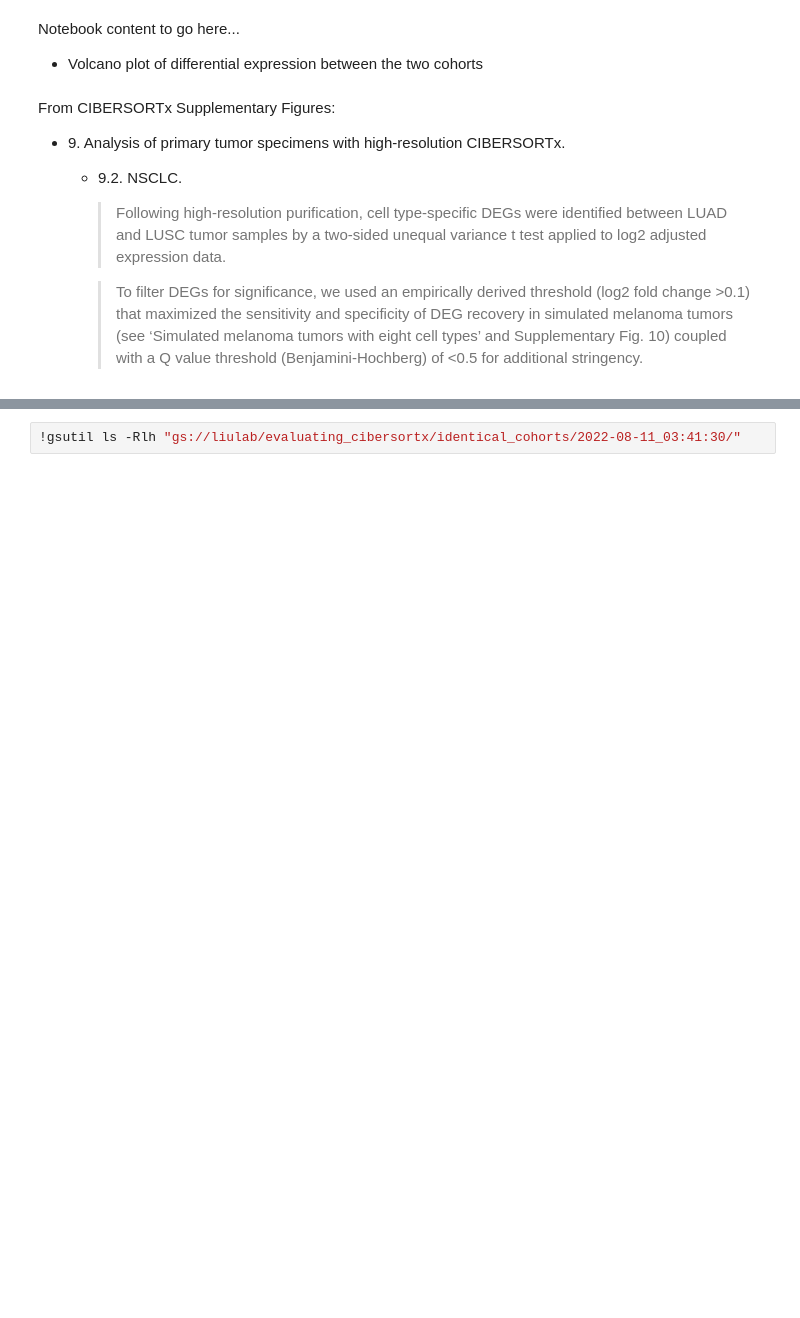
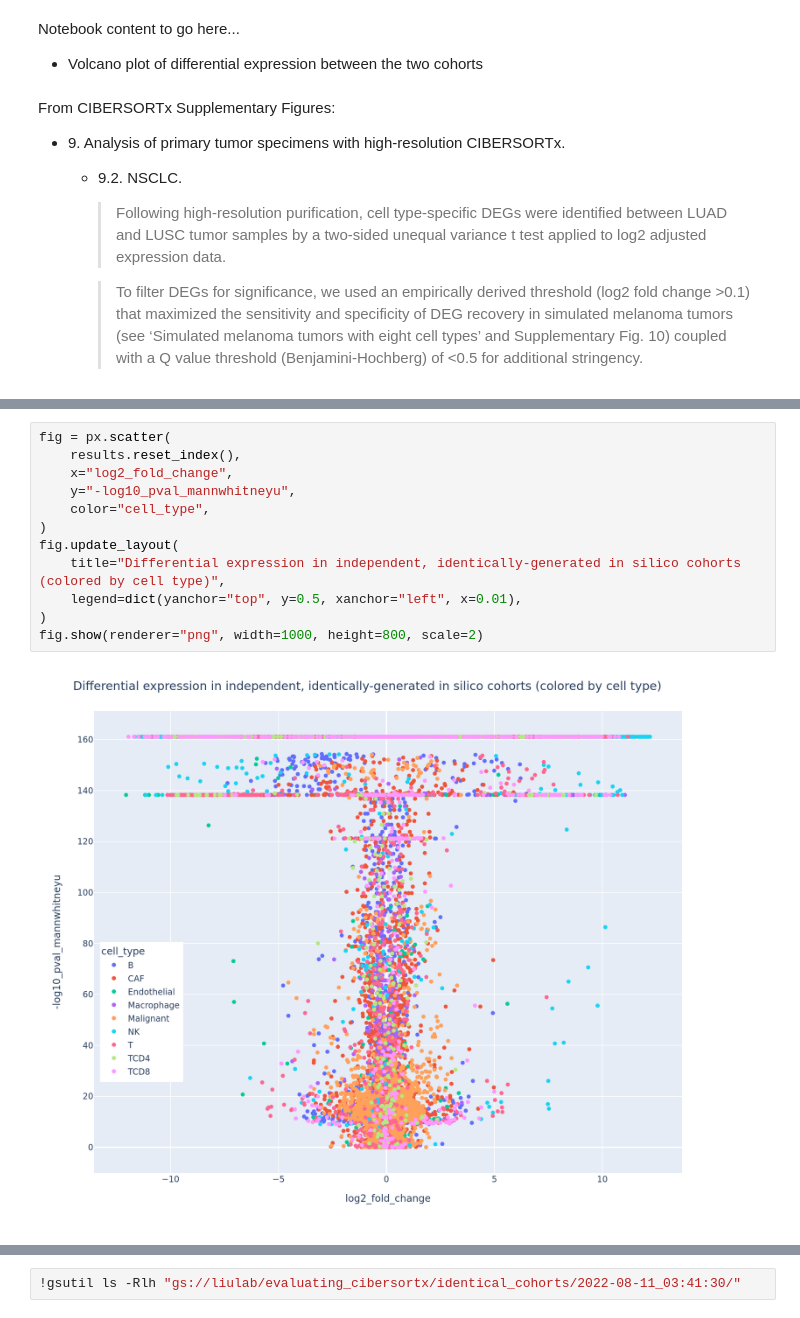
Before and after one commit to davidliu-lab/deconv, a Jupyter notebook: analysis/evaluating_cibersortx/identically_simulated_cohorts.ipynb, the cells around one changed output, grey strips where cells are left out. Saved outputs shown, nothing was run; the diff lists cells and outputs as text; blank space fills up the shorter version.

```diff
--- a/analysis/evaluating_cibersortx/identically_simulated_cohorts.ipynb
+++ b/analysis/evaluating_cibersortx/identically_simulated_cohorts.ipynb
@@ -34,0 +109,14 @@ df_geps_0
+# %%
+fig = px.scatter(
+    results.reset_index(),
+    x="log2_fold_change",
+    y="-log10_pval_mannwhitneyu",
+    color="cell_type",
+)
+fig.update_layout(
+    title="Differential expression in independent, identically-generated in silico cohorts (colored by cell type)",
+    legend=dict(yanchor="top", y=0.5, xanchor="left", x=0.01),
+)
+fig.show(renderer="png", width=1000, height=800, scale=2)
+# %% [output]
+[figure, added]
```
Also changed, not shown: parts of 13 cells of this notebook.
